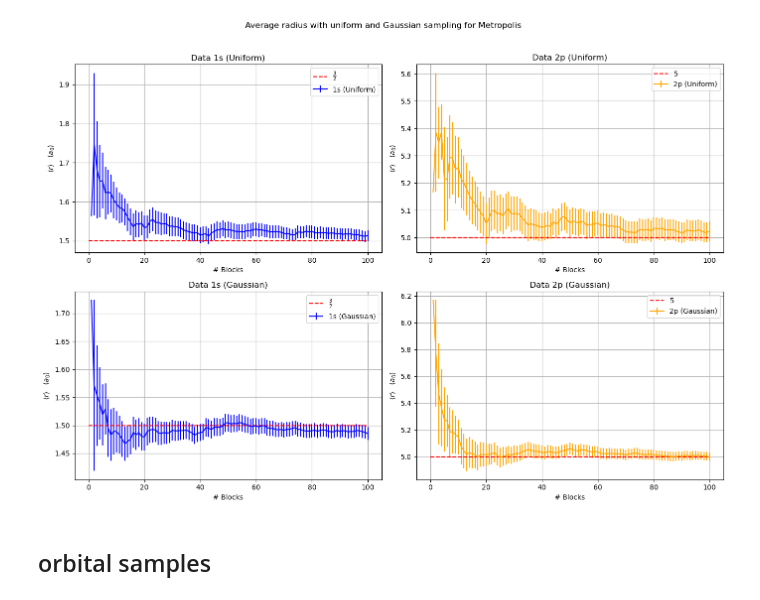
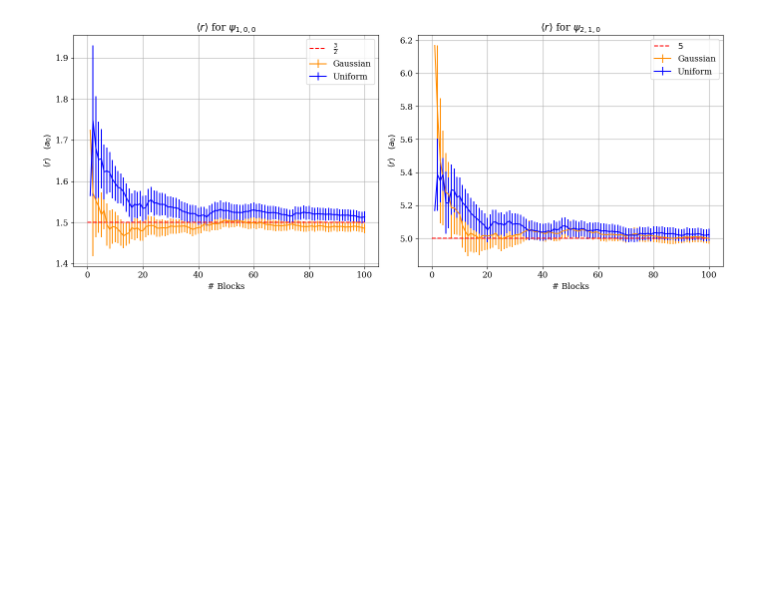
Before and after one commit to lorenzoesposito2/NSL, a Jupyter notebook: Exercises_05/Exercise_05.ipynb, the cells around one changed output. Saved outputs shown, nothing was run; the diff lists cells and outputs as text; code cells hidden in the pictures; blank space fills up the shorter version.

```diff
--- a/Exercises_05/Exercise_05.ipynb
+++ b/Exercises_05/Exercise_05.ipynb
@@ -3,3 +103,10 @@ import pandas as pd
 import numpy as np
 import matplotlib.pyplot as plt
 from mpl_toolkits.mplot3d import Axes3D
+from tqdm import tqdm
+from numba import njit
+import warnings
+
+warnings.filterwarnings("ignore")
+plt.rcParams.update({'font.size': 12})
+plt.rcParams['font.family'] = 'serif'
@@ -13,46 +113,33 @@ n_blocks = 100
 # %%
-fig, axs = plt.subplots(2, 2, figsize=(14, 10))
-plt.suptitle('Average radius with uniform and Gaussian sampling for Metropolis')
+data_1s = pd.read_csv('data/r_1s.dat', sep=' ')
+data_2p = pd.read_csv('data/r_2p.dat', sep=' ')
+data_1s_gauss = pd.read_csv('data/r_1s_Gauss.dat', sep=' ')
+data_2p_gauss = pd.read_csv('data/r_2p_Gauss.dat', sep=' ')
 
-# Plot 1: Data 1s (Uniform)
-axs[0, 0].errorbar(data_1s['#Block'], data_1s['r_avg'], yerr=data_1s['r_err'], label='1s (Uniform)', color='blue')
-axs[0, 0].set_xlabel('# Blocks')
-axs[0, 0].set_ylabel(r'$\langle r \rangle \quad (a_0)$')
-axs[0, 0].hlines(y=3./2., xmin=0, xmax=n_blocks, color='r', linestyle='--', label=r'$\frac{3}{2}$')
-axs[0, 0].grid()
-axs[0, 0].legend()
-axs[0, 0].set_title('Data 1s (Uniform)')
+n_blocks = 100
 
-# Plot 2: Data 2p (Uniform)
-axs[0, 1].errorbar(data_2p['#Block'], data_2p['r_avg'], yerr=data_2p['r_err'], label='2p (Uniform)', color='orange')
-axs[0, 1].set_xlabel('# Blocks')
-axs[0, 1].set_ylabel(r'$\langle r \rangle \quad (a_0)$')
-axs[0, 1].hlines(y=5, xmin=0, xmax=n_blocks, color='r', linestyle='--', label=r'$5$')
-axs[0, 1].grid()
-axs[0, 1].legend()
-axs[0, 1].set_title('Data 2p (Uniform)')
+fig, axs = plt.subplots(1, 2, figsize=(14, 6))
 
-# Plot 3: Data 1s (Gaussian)
-axs[1, 0].errorbar(data_1s_gauss['#Block'], data_1s_gauss['r_avg'], yerr=data_1s_gauss['r_err'], label='1s (Gaussian)', color='blue')
-axs[1, 0].set_xlabel('# Blocks')
-axs[1, 0].set_ylabel(r'$\langle r \rangle \quad (a_0)$')
-axs[1, 0].hlines(y=3./2., xmin=0, xmax=n_blocks, color='r', linestyle='--', label=r'$\frac{3}{2}$')
-axs[1, 0].grid()
-axs[1, 0].legend()
-axs[1, 0].set_title('Data 1s (Gaussian)')
+axs[0].errorbar(data_1s_gauss['#Block'], data_1s_gauss['r_avg'], yerr=data_1s_gauss['r_err'], label='Gaussian', color='darkorange')
+axs[0].errorbar(data_1s['#Block'], data_1s['r_avg'], yerr=data_1s['r_err'], label='Uniform', color='blue')
+axs[0].set_xlabel('# Blocks')
+axs[0].set_ylabel(r'$\langle r \rangle \quad (a_0)$')
+axs[0].hlines(y=3./2., xmin=0, xmax=n_blocks, color='r', linestyle='--', label=r'$\frac{3}{2}$')
+axs[0].grid()
+axs[0].legend()
+axs[0].set_title(r'$\langle r \rangle$ for $\psi_{1,0,0}$')
 
-# Plot 4: Data 2p (Gaussian)
-axs[1, 1].errorbar(data_2p_gauss['#Block'], data_2p_gauss['r_avg'], yerr=data_2p_gauss['r_err'], label='2p (Gaussian)', color='orange')
-axs[1, 1].set_xlabel('# Blocks')
-axs[1, 1].set_ylabel(r'$\langle r \rangle \quad (a_0)$')
-axs[1, 1].hlines(y=5, xmin=0, xmax=n_blocks, color='r', linestyle='--', label=r'$5$')
-axs[1, 1].grid()
-axs[1, 1].legend()
-axs[1, 1].set_title('Data 2p (Gaussian)')
+
+axs[1].errorbar(data_2p_gauss['#Block'], data_2p_gauss['r_avg'], yerr=data_2p_gauss['r_err'], label='Gaussian', color='darkorange')
+axs[1].errorbar(data_2p['#Block'], data_2p['r_avg'], yerr=data_2p['r_err'], label='Uniform', color='blue')
+axs[1].set_xlabel('# Blocks')
+axs[1].set_ylabel(r'$\langle r \rangle \quad (a_0)$')
+axs[1].hlines(y=5, xmin=0, xmax=n_blocks, color='r', linestyle='--', label=r'$5$')
+axs[1].grid()
+axs[1].legend()
+axs[1].set_title(r'$\langle r \rangle$ for $\psi_{2,1,0}$')
 
 plt.tight_layout(rect=[0, 0, 1, 0.96])
 plt.show()
 # %% [output]
-[figure, old version]
+[figure, new version]
-# %% [markdown]
-## orbital samples
```
Also changed, not shown: parts of 24 cells of this notebook, 22 other files.
